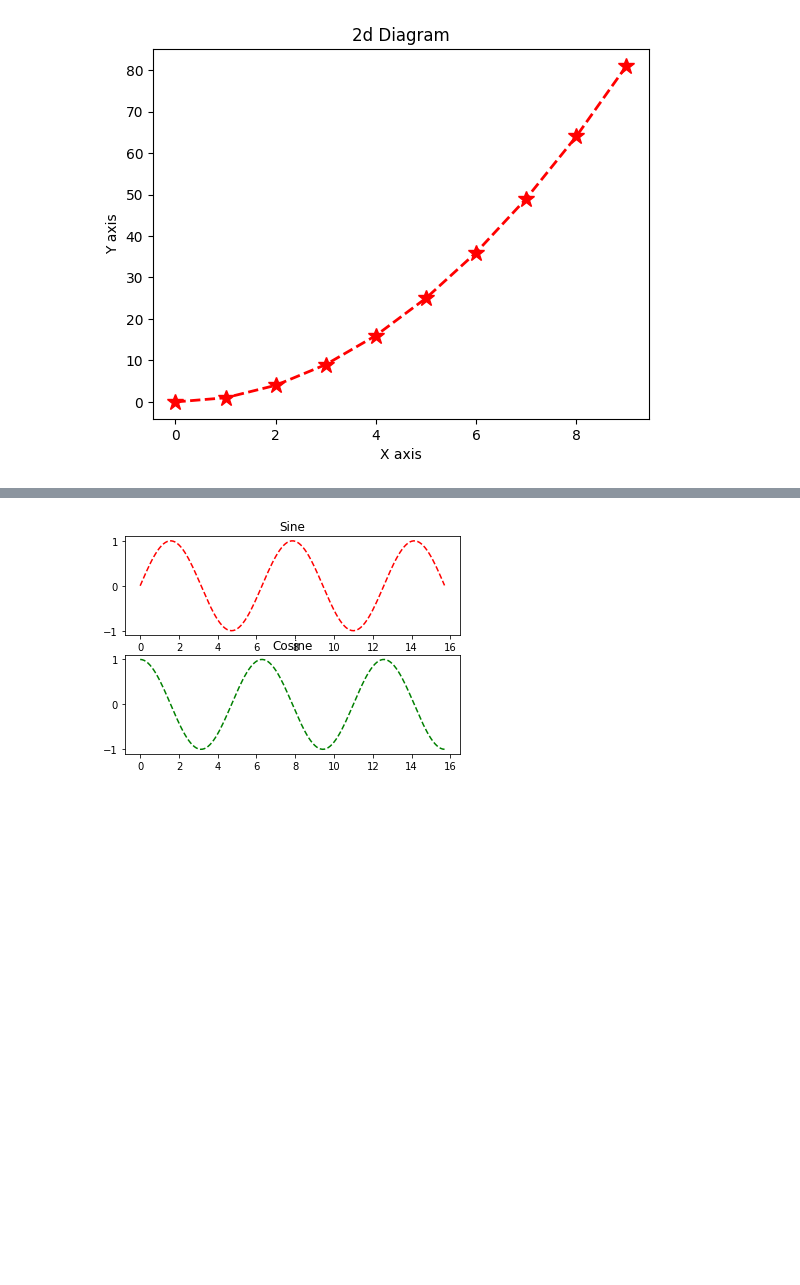
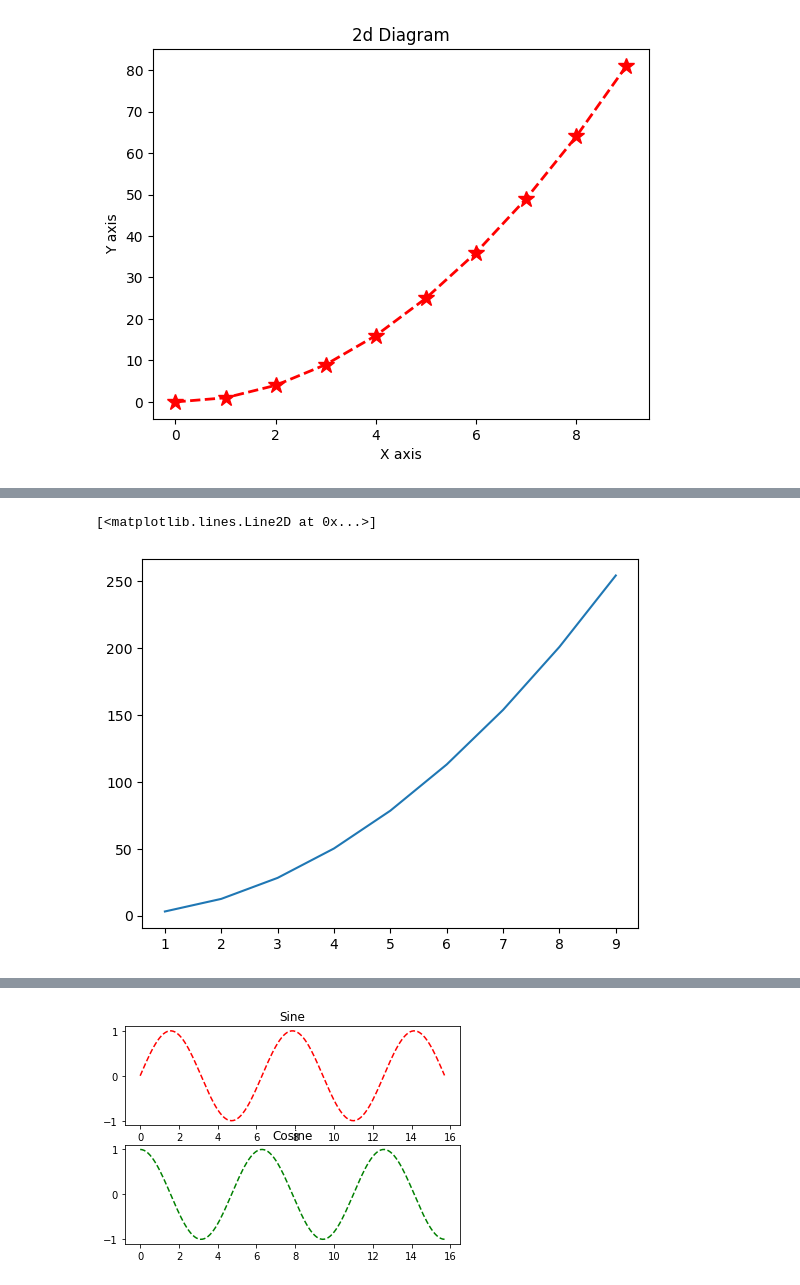
Before and after one commit to Rameezpnr/Python_101_Concentrated, a Jupyter notebook: Notes/4.5-Matplotlib.ipynb, the cells around one changed output, grey strips where cells are left out. Saved outputs shown, nothing was run; the diff lists cells and outputs as text; code cells hidden in the pictures; blank space fills up the shorter version.

```diff
--- a/Notes/4.5-Matplotlib.ipynb
+++ b/Notes/4.5-Matplotlib.ipynb
@@ -87,3 +84,12 @@ np.pi
+# %%
+# Area of circle
+r = np.arange(1,10)
+np.pi
+Area = np.pi*r**2
+plt.plot(r,Area)
+# %% [output]
+[<matplotlib.lines.Line2D at 0x...>]
+[figure, added]
 # %%
 # Compute the x and y coordinates for points on a sine curve
 x = np.arange(0, 4 * np.pi, 0.1)
```
Also changed, not shown: parts of 6 cells of this notebook, 1 other file.
